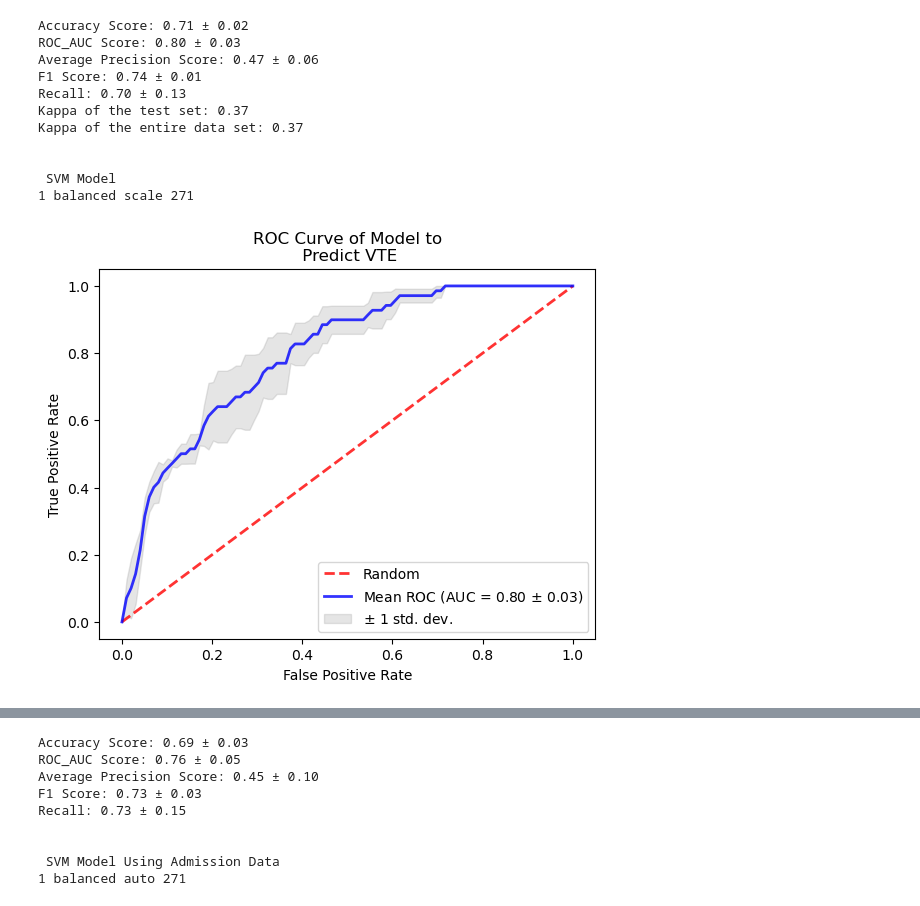
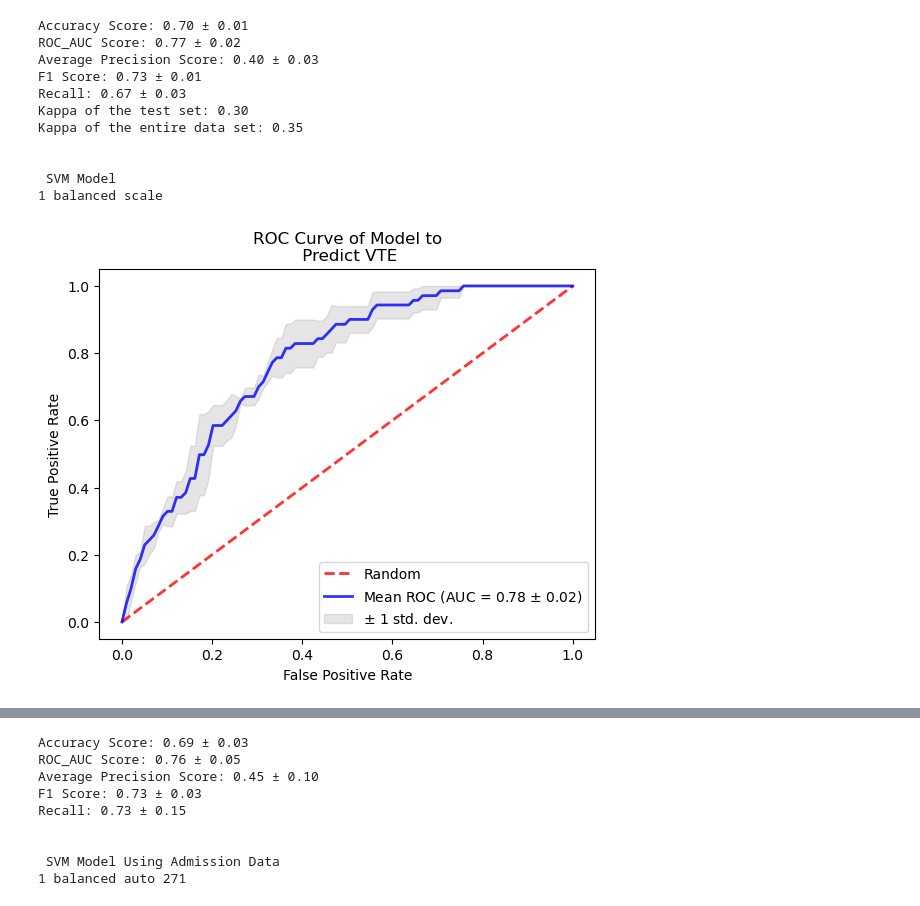
Before and after one commit to Ramborang/Capstone, a Jupyter notebook: Model with Optimized Parameters.ipynb, the cells around one changed output, grey strips where cells are left out. Cells and saved outputs as stored; diff of their text form; code cells hidden in the pictures.

```diff
--- a/Model with Optimized Parameters.ipynb
+++ b/Model with Optimized Parameters.ipynb
@@ -21,12 +21,16 @@ from sklearn import model_selection
 import shap
 shap.initjs()
 
+#importing Neural Network (MLPClassifier) and Naive Bayes (GaussianNB)
+from sklearn.naive_bayes import GaussianNB
+from sklearn.neural_network import MLPClassifier
+
 
 
 # get data and set random_state
 data = pd.read_excel("park_DODdata.xlsx")
-#random.seed(7)
-#random_state = random.randrange(1, 5000)
+random.seed(7)
+random_state = random.randrange(1, 500)
 
 # Convert BMI_grp to readable format (39)
 data.bmi_grp.replace(('1. <25', '2. 25-29.9', '3. 30+'), (2, 1, 0), inplace = True)
@@ -157,46 +160,44 @@ def Curve(cv, classifier, X, y):
 # %%
 # Cross validation with 6 splits
 
 # Create classifier using SVM
 max_AUROC = 0
 
-for random_state in range(270,272):
-    for gamma in ['scale', 'auto']:
-        C = 1
-        for weight in ['balanced', {1:2}, {1:3}, {1:4}]:
-            while C <= 2:
-                cv = StratifiedKFold(n_splits = 3, random_state = random_state, shuffle = True)
-                classifier = svm.SVC(kernel = "rbf", random_state = random_state, class_weight = weight, C=C, gamma = gamma)
-                score = cross_val_score(classifier, X, y, cv = cv, scoring = 'roc_auc')
-                if score.mean() > max_AUROC:
-                    max_AUROC = score.mean()
-                    max_gamma = gamma
-                    max_weight = weight
-                    max_C = C
-                    max_random_state = random_state
-                C += 0.1
-cv = StratifiedKFold(n_splits = 3, random_state = max_random_state, shuffle = True)
-classifier = svm.SVC(kernel = "rbf", random_state = max_random_state, class_weight = max_weight, C=max_C, gamma = max_gamma)
+for gamma in ['scale', 'auto']:
+    C = 1
+    for weight in ['balanced', {1:2}, {1:3}, {1:4}]:
+        while C <= 2:
+            cv = StratifiedKFold(n_splits = 3, random_state = random_state, shuffle = True)
+            classifier = svm.SVC(kernel = "rbf", random_state = random_state, class_weight = weight, C=C, gamma = gamma)
+            score = cross_val_score(classifier, X, y, cv = cv, scoring = 'roc_auc')
+            if score.mean() > max_AUROC:
+                max_AUROC = score.mean()
+                max_gamma = gamma
+                max_weight = weight
+                max_C = C
+            C += 0.1
+cv = StratifiedKFold(n_splits = 3, random_state = random_state, shuffle = True)
+classifier = svm.SVC(kernel = "rbf", random_state = random_state, class_weight = max_weight, C=max_C, gamma = max_gamma)
 
 
 Scores(cv, classifier, X, y)
 Kappa(cv, classifier, X, y)
 print("\n\n SVM Model")
-print(max_C, max_weight, max_gamma, max_random_state)
+print(max_C, max_weight, max_gamma)
 Curve(cv, classifier, X, y)
 # %% [output]
-Accuracy Score: 0.71 ± 0.02
-ROC_AUC Score: 0.80 ± 0.03
-Average Precision Score: 0.47 ± 0.06
-F1 Score: 0.74 ± 0.01
-Recall: 0.70 ± 0.13
-Kappa of the test set: 0.37
-Kappa of the entire data set: 0.37
+Accuracy Score: 0.70 ± 0.01
+ROC_AUC Score: 0.77 ± 0.02
+Average Precision Score: 0.40 ± 0.03
+F1 Score: 0.73 ± 0.01
+Recall: 0.67 ± 0.03
+Kappa of the test set: 0.30
+Kappa of the entire data set: 0.35
 
 
  SVM Model
-1 balanced scale 271
+1 balanced scale
-[figure, old version]
+[figure, new version]
 # %%
 # Create classifier using Random Forest
 max_AUROC = 0
```
Also changed, not shown: parts of 6 cells of this notebook.
